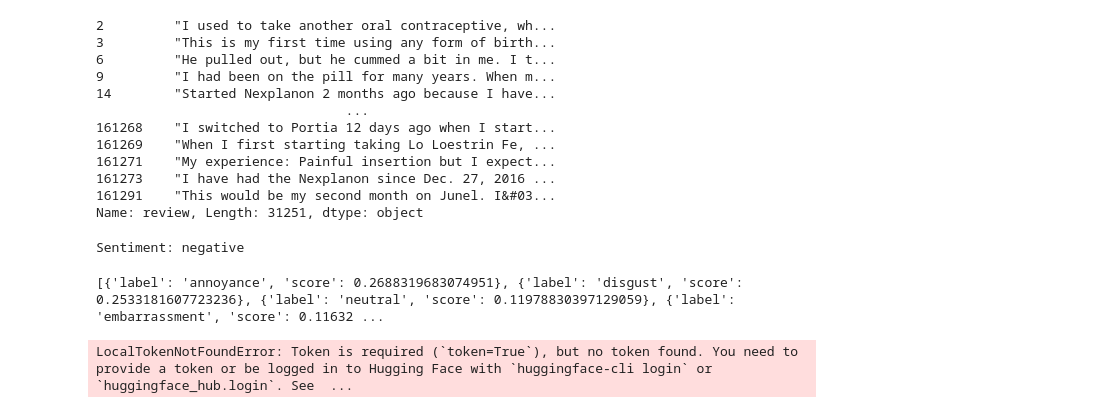
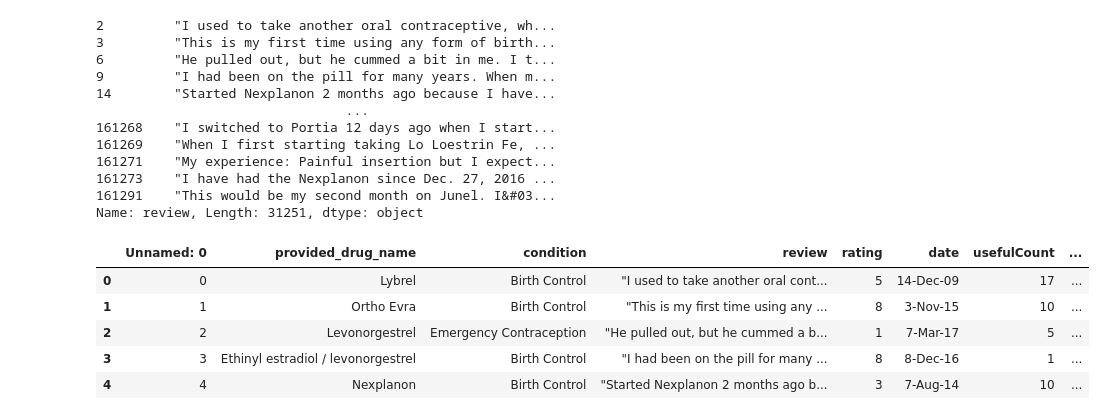
Before and after one commit to celefigs/collaborative_project, a Jupyter notebook: celes_copy.ipynb, the cells around one changed output. Saved outputs shown, nothing was run; the diff lists cells and outputs as text; code cells hidden in the pictures.

```diff
--- a/celes_copy.ipynb
+++ b/celes_copy.ipynb
@@ -498,20 +478,0 @@ model = AutoModelForSequenceClassification.from_pretrained("juliensimon/reviews-
-# %%
-
-# Reseña de prueba
-review = "I hate this product! It works great."
-
-# Tokenizar la reseña
-inputs = tokenizer(review, return_tensors="pt")
-
-# Hacer la predicción
-with torch.no_grad():  # No necesitamos calcular gradientes
-    outputs = model(**inputs)
-
-# Obtener la clase de sentimiento
-predictions = outputs.logits.argmax(dim=1)
-
-# Interpretar la predicción
-label = "positive" if predictions.item() == 1 else "negative"
-print(f"Sentiment: {label}")
-# %% [output]
-Sentiment: negative
@@ -518,25 +481,23 @@ Sentiment: negative
 # %%
-from transformers import pipeline
+# from transformers import pipeline
 
-classifier = pipeline(task="text-classification", model="SamLowe/roberta-base-go_emotions", top_k=None)
+# classifier = pipeline(task="text-classification", model="SamLowe/roberta-base-go_emotions", top_k=None)
 
-sentences = ["I am feeling bit weird today"]
+# sentences = ["I am feeling bit weird today"]
 
-model_outputs = classifier(sentences)
-print(model_outputs[0])
-# produces a list of dicts for each of the labels
+# model_outputs = classifier(sentences)
+# print(model_outputs[0])
+# # produces a list of dicts for each of the labels
-# %% [output]
-[{'label': 'annoyance', 'score': 0.2688319683074951}, {'label': 'disgust', 'score': 0.2533181607723236}, {'label': 'neutral', 'score': 0.11978830397129059}, {'label': 'embarrassment', 'score': 0.11632 ...
-# %%
-#revisar API
-from transformers import AutoModelForSequenceClassification, AutoTokenizer
-
-model = AutoModelForSequenceClassification.from_pretrained("Kaludi/Reviews-Sentiment-Analysis", use_auth_token=True)
-
-tokenizer = AutoTokenizer.from_pretrained("Kaludi/Reviews-Sentiment-Analysis", use_auth_token=True)
-
-inputs = tokenizer("I don't feel like you trust me to do my job.", return_tensors="pt")
-
-outputs = model(**inputs)
-# %% [output]
-LocalTokenNotFoundError: Token is required (`token=True`), but no token found. You need to provide a token or be logged in to Hugging Face with `huggingface-cli login` or `huggingface_hub.login`. See  ...
+# %%
+file_path = '../data/final_data.csv'
+
+final_data_df=pd.read_csv(file_path)
+
+final_data_df.head()
+# %% [output]
+|  | Unnamed: 0 | provided_drug_name | condition | review | rating | date | usefulCount | ... |
+| 0 | 0 | Lybrel | Birth Control | "I used to take another oral cont... | 5 | 14-Dec-09 | 17 | ... |
+| 1 | 1 | Ortho Evra | Birth Control | "This is my first time using any ... | 8 | 3-Nov-15 | 10 | ... |
+| 2 | 2 | Levonorgestrel | Emergency Contraception | "He pulled out, but he cummed a b... | 1 | 7-Mar-17 | 5 | ... |
+| 3 | 3 | Ethinyl estradiol / levonorgestrel | Birth Control | "I had been on the pill for many ... | 8 | 8-Dec-16 | 1 | ... |
+| 4 | 4 | Nexplanon | Birth Control | "Started Nexplanon 2 months ago b... | 3 | 7-Aug-14 | 10 | ... |
```
Also changed, not shown: parts of 17 cells of this notebook.
